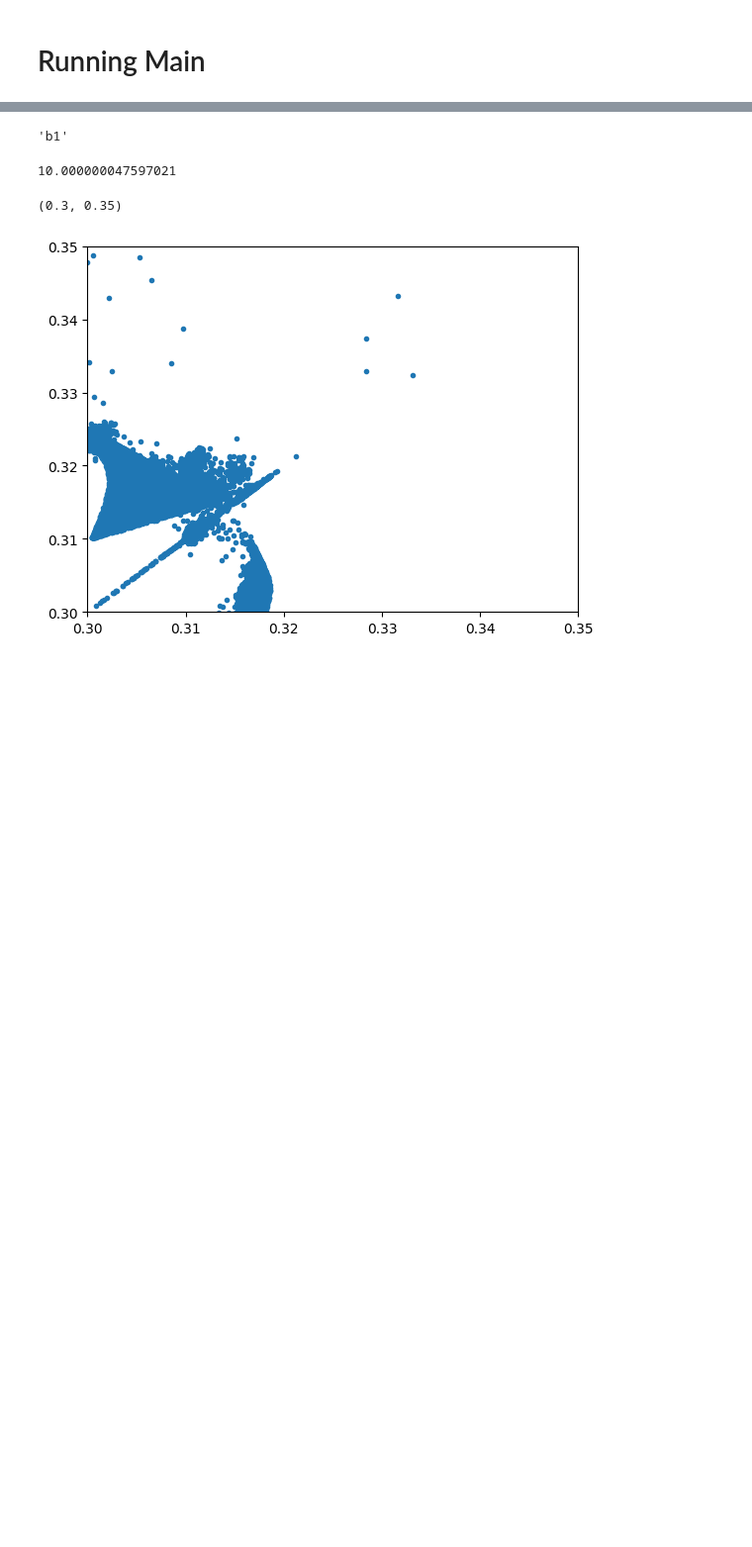
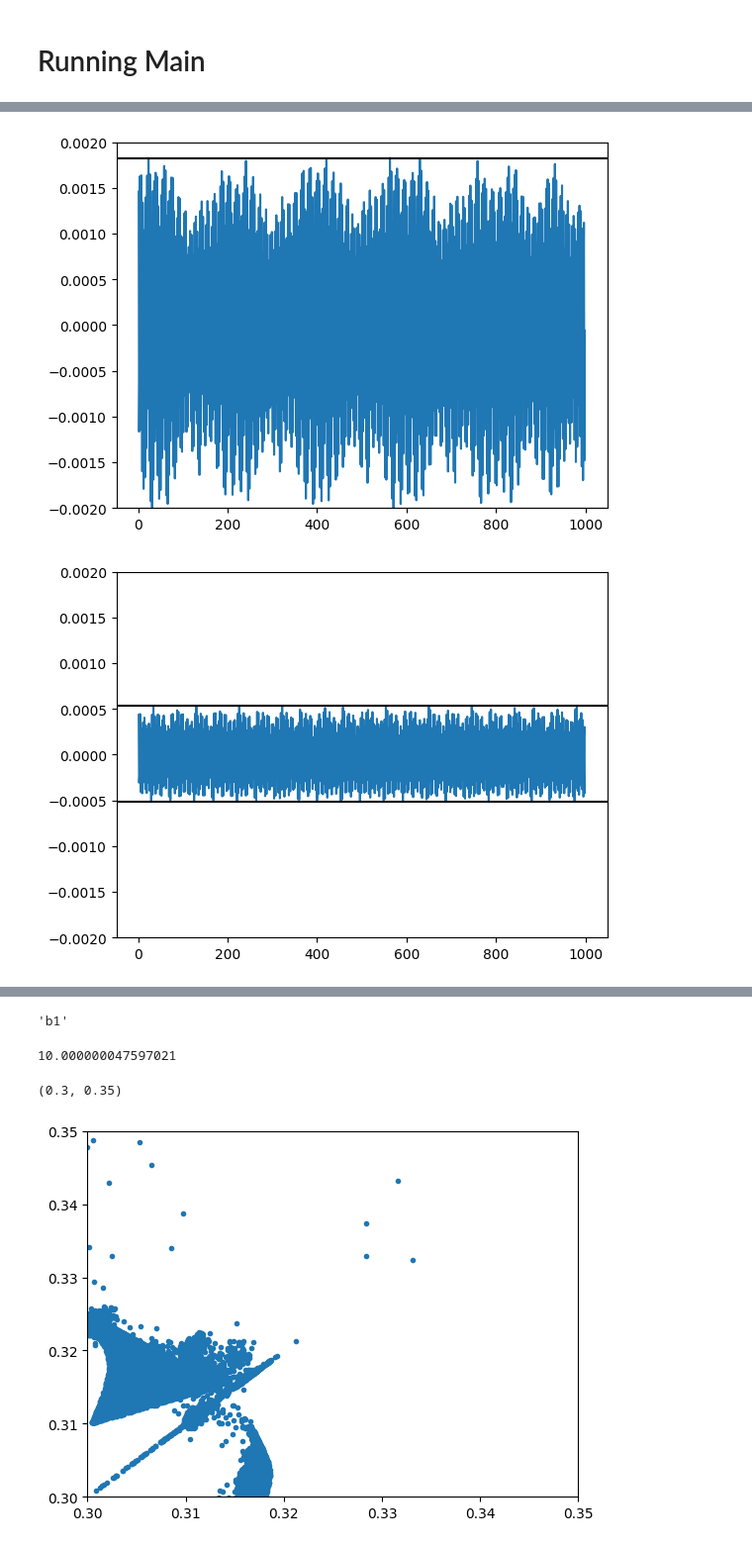
Before and after one commit to pbelange/BBStudies, a Jupyter notebook: Machines/XMask/Jobs/003_particle_dist_and_track/tracking_test.ipynb, the cells around one changed output, grey strips where cells are left out. Shown at 99% size. Drawn from its saved outputs; the diff is of its cells as text; code cells hidden in the pictures; blank space fills up the shorter version.

```diff
--- a/Machines/XMask/Jobs/003_particle_dist_and_track/tracking_test.ipynb
+++ b/Machines/XMask/Jobs/003_particle_dist_and_track/tracking_test.ipynb
@@ -198,0 +1472,12 @@ str(bunch).zfill(4)
+# %%
+import matplotlib.pyplot as plt
+test = tracked.calculations
+for part in [10,20,30]:
+    plt.figure()
+    plt.plot(tracked.df.groupby('particle').get_group(part).turn,tracked.df.groupby('particle').get_group(part).x,'-')
+    plt.axhline(test.groupby('start_at_turn').get_group(1).iloc[part].x_min,color='k')
+    plt.axhline(test.groupby('start_at_turn').get_group(1).iloc[part].x_max,color='k')
+    plt.ylim([-0.002,0.002])
+# %% [output]
+[figure, added]
+[figure, added]
```
Also changed, not shown: parts of 72 cells of this notebook, 3 other files.
